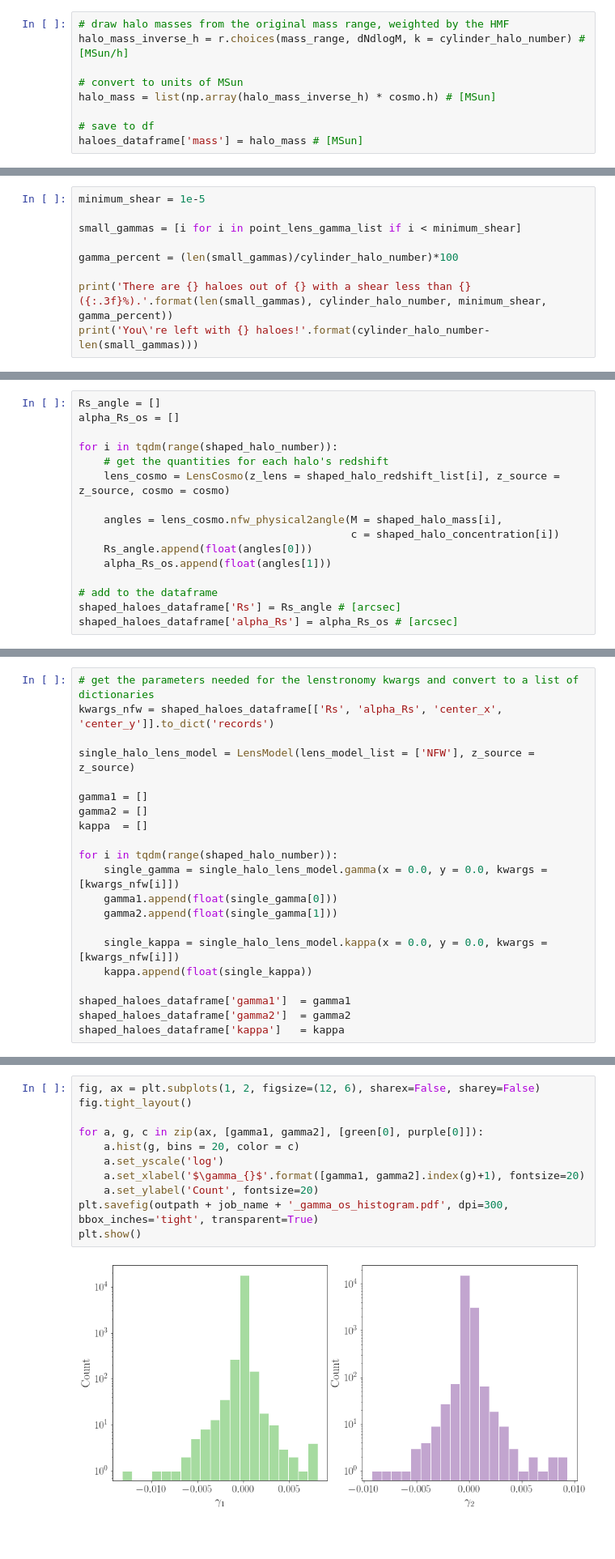
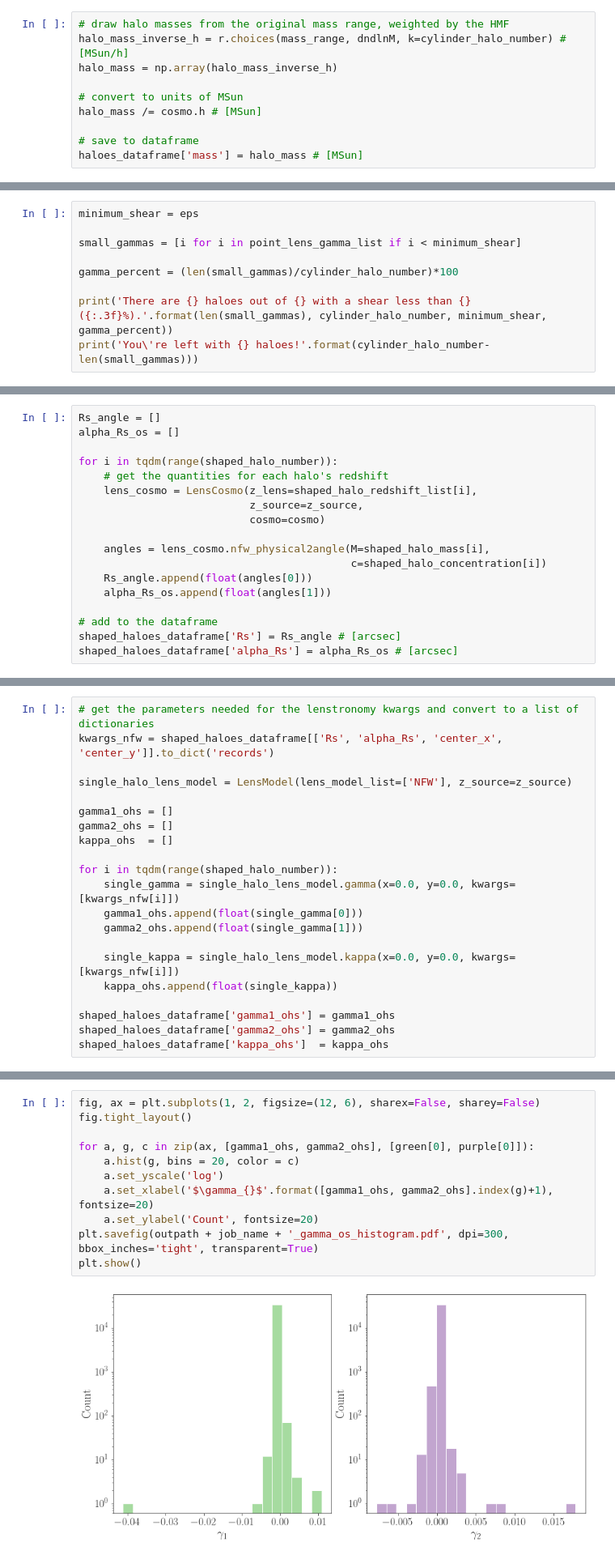
Before and after one commit to nataliehogg/los_proof_of_concept, a Jupyter notebook: distributed_haloes_generation.ipynb, the cells around one changed output, grey strips where cells are left out. Shown at 81% size. Cells and saved outputs as stored; diff of their text form; blank space fills up the shorter version.

Commit message:
Corrected factor h, added tests, added neg kappa planes

```diff
--- a/distributed_haloes_generation.ipynb
+++ b/distributed_haloes_generation.ipynb
@@ -312,10 +324,11 @@ haloes_dataframe['center_y'] = tqdm(angle_conversion(haloes_dataframe['y_com']/h
 #### Mass
 # %%
 # draw halo masses from the original mass range, weighted by the HMF
-halo_mass_inverse_h = r.choices(mass_range, dNdlogM, k = cylinder_halo_number) # [MSun/h]
+halo_mass_inverse_h = r.choices(mass_range, dndlnM, k=cylinder_halo_number) # [MSun/h]
+halo_mass = np.array(halo_mass_inverse_h)
 
 # convert to units of MSun
-halo_mass = list(np.array(halo_mass_inverse_h) * cosmo.h) # [MSun]
+halo_mass /= cosmo.h # [MSun]
 
-# save to df
+# save to dataframe
 haloes_dataframe['mass'] = halo_mass # [MSun]
@@ -371,7 +397,7 @@ point_lens_gamma_list = rE2/r_sq
 
 haloes_dataframe['plg'] = point_lens_gamma_list
 # %%
-minimum_shear = 1e-5
+minimum_shear = eps
 
 small_gammas = [i for i in point_lens_gamma_list if i < minimum_shear]
 
@@ -402,10 +427,12 @@ alpha_Rs_os = []
 
 for i in tqdm(range(shaped_halo_number)):
     # get the quantities for each halo's redshift
-    lens_cosmo = LensCosmo(z_lens = shaped_halo_redshift_list[i], z_source = z_source, cosmo = cosmo)
+    lens_cosmo = LensCosmo(z_lens=shaped_halo_redshift_list[i],
+                           z_source=z_source,
+                           cosmo=cosmo)
 
-    angles = lens_cosmo.nfw_physical2angle(M = shaped_halo_mass[i],
-                                           c = shaped_halo_concentration[i])
+    angles = lens_cosmo.nfw_physical2angle(M=shaped_halo_mass[i],
+                                           c=shaped_halo_concentration[i])
     Rs_angle.append(float(angles[0]))
     alpha_Rs_os.append(float(angles[1]))
 
@@ -463,20 +445,20 @@ Getting convergence and shear
 # get the parameters needed for the lenstronomy kwargs and convert to a list of dictionaries
 kwargs_nfw = shaped_haloes_dataframe[['Rs', 'alpha_Rs', 'center_x', 'center_y']].to_dict('records')
 
-single_halo_lens_model = LensModel(lens_model_list = ['NFW'], z_source = z_source)
+single_halo_lens_model = LensModel(lens_model_list=['NFW'], z_source=z_source)
 
-gamma1 = []
-gamma2 = []
-kappa  = []
+gamma1_ohs = []
+gamma2_ohs = []
+kappa_ohs  = []
 
 for i in tqdm(range(shaped_halo_number)):
-    single_gamma = single_halo_lens_model.gamma(x = 0.0, y = 0.0, kwargs = [kwargs_nfw[i]])
-    gamma1.append(float(single_gamma[0]))
-    gamma2.append(float(single_gamma[1]))
+    single_gamma = single_halo_lens_model.gamma(x=0.0, y=0.0, kwargs=[kwargs_nfw[i]])
+    gamma1_ohs.append(float(single_gamma[0]))
+    gamma2_ohs.append(float(single_gamma[1]))
 
-    single_kappa = single_halo_lens_model.kappa(x = 0.0, y = 0.0, kwargs = [kwargs_nfw[i]])
-    kappa.append(float(single_kappa))
+    single_kappa = single_halo_lens_model.kappa(x=0.0, y=0.0, kwargs=[kwargs_nfw[i]])
+    kappa_ohs.append(float(single_kappa))
 
-shaped_haloes_dataframe['gamma1']  = gamma1
-shaped_haloes_dataframe['gamma2']  = gamma2
-shaped_haloes_dataframe['kappa']   = kappa
+shaped_haloes_dataframe['gamma1_ohs'] = gamma1_ohs
+shaped_haloes_dataframe['gamma2_ohs'] = gamma2_ohs
+shaped_haloes_dataframe['kappa_ohs']  = kappa_ohs
@@ -521,16 +540,16 @@ for i in tqdm(range(shaped_halo_number)):
 # %%
 fig, ax = plt.subplots(1, 2, figsize=(12, 6), sharex=False, sharey=False)
 fig.tight_layout()
 
-for a, g, c in zip(ax, [gamma1, gamma2], [green[0], purple[0]]):
+for a, g, c in zip(ax, [gamma1_ohs, gamma2_ohs], [green[0], purple[0]]):
     a.hist(g, bins = 20, color = c)
     a.set_yscale('log')
-    a.set_xlabel('$\gamma_{}$'.format([gamma1, gamma2].index(g)+1), fontsize=20)
+    a.set_xlabel('$\gamma_{}$'.format([gamma1_ohs, gamma2_ohs].index(g)+1), fontsize=20)
     a.set_ylabel('Count', fontsize=20)
 plt.savefig(outpath + job_name + '_gamma_os_histogram.pdf', dpi=300, bbox_inches='tight', transparent=True)
 plt.show()
 # %% [output]
-[figure, old version]
+[figure, new version]
 # %% [markdown]
 ### Histogram of the convergence
 # %%
```
Also changed, not shown: parts of 65 cells of this notebook, 1 other file.
